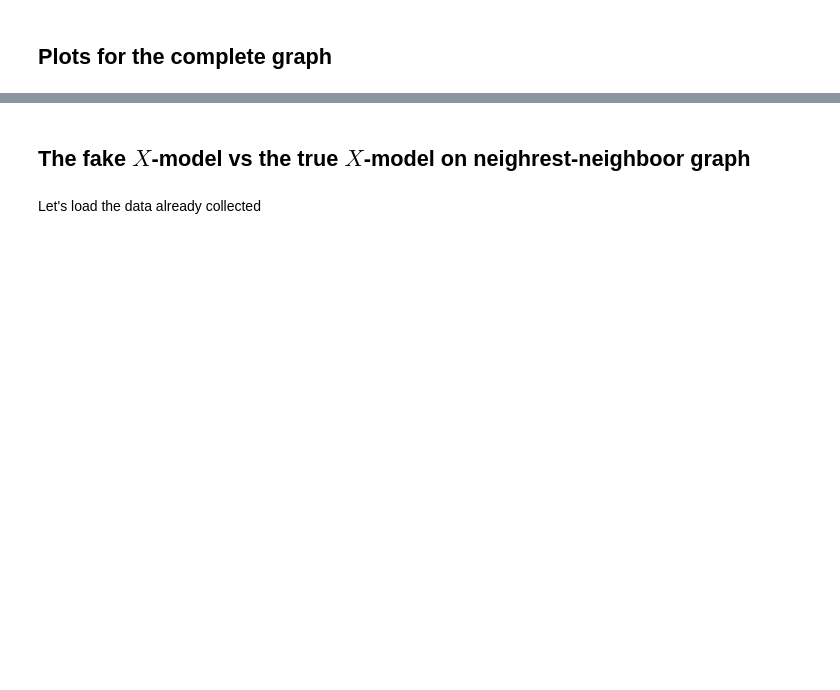
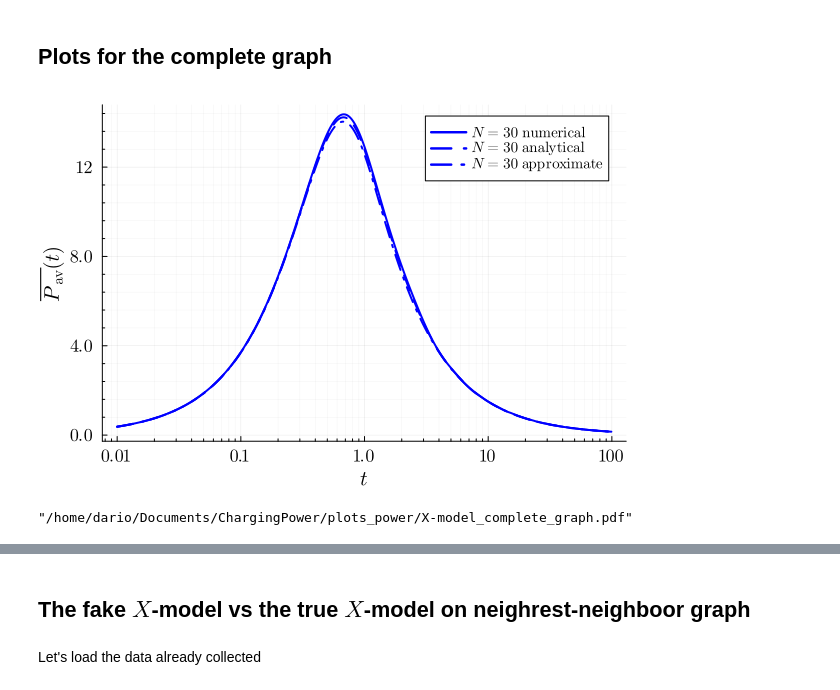
Before and after one commit to Dario-Rosa85/ChargingPower, a Jupyter notebook: notebook/charging_power.ipynb, the cells around one changed output, grey strips where cells are left out. Cells and saved outputs as stored; diff of their text form; code cells hidden in the pictures; blank space fills up the shorter version.

Commit message:
last data preparation for the arXiv version of the paper

```diff
--- a/notebook/charging_power.ipynb
+++ b/notebook/charging_power.ipynb
@@ -160,14 +168,14 @@ end;
 # %%
 using LaTeXStrings
 # %%
-points = open("/home/dario/Documents/ChargingPower/data_power/N28_X-model_19_samples_points.txt", "r") do io
+points = open("/home/dario/Documents/ChargingPower/data_power/N30_X-model_18_samples_points.txt", "r") do io
     readdlm(io, ',')
 end;
-average_power_list = open("/home/dario/Documents/ChargingPower/data_power/N28_X-model_19_samples_power.txt", "r") do io
+average_power_list = open("/home/dario/Documents/ChargingPower/data_power/N30_X-model_18_samples_power.txt", "r") do io
     readdlm(io, ',')
 end;
 
-n_majorana = 28
+n_majorana = 30
 e_0 = - n_majorana/2
 
 theoretical_points = Float64[]
@@ -188,7 +223,11 @@ end
 # %%
-graph = plot(points, [average_power_list, theoretical_power_points, theoretical_power_approx_points], xaxis=:log, linewidth=3, minorgrid=true, label = [L"N = 28 \ \mathrm{numerical}" L"N = 28 \ \mathrm{analytical}" L"N = 28 \ \mathrm{approximate}"], legendfontsize=13, xticks = ([0.01, 0.1, 1.0, 10, 100], ["0.01", "0.1", "1.0", "10", "100"]), yticks = ([0.0, 4.0, 8.0, 12], ["0.0", "4.0", "8.0", "12"]), xtickfont = font(12, ""), ytickfont = font(12, ""))
+plot(points, [average_power_list, theoretical_power_points, theoretical_power_approx_points], xaxis=:log, linewidth=2, minorgrid=true, label = [L"N = 30 \ \mathrm{numerical}" L"N = 30 \ \mathrm{analytical}" L"N = 30 \ \mathrm{approximate}"], legendfontsize=10, xticks = ([0.01, 0.1, 1.0, 10, 100], [L"0.01", L"0.1", L"1.0", L"10", L"100"]), yticks = ([0.0, 4.0, 8.0, 12], [L"0.0", L"4.0", L"8.0", L"12"]), tickfontsize = 12, xlabel=L"t", ylabel=L"\overline{P_{\mathrm{av}}}(t)", labelfontsize = 14, c=:blue, ls=[:solid :dash :dashdot])
+# %% [output]
+[figure, added]
 # %%
-savefig(graph, "/home/dario/Documents/ChargingPower/plots_power/X-model_complete_graph.pdf")
+savefig("/home/dario/Documents/ChargingPower/plots_power/X-model_complete_graph.pdf")
+# %% [output]
+"/home/dario/Documents/ChargingPower/plots_power/X-model_complete_graph.pdf"
 # %%
 points = open("/home/dario/Documents/ChargingPower/data_power/N16_Z-model_2110_samples_points.txt", "r") do io
     readdlm(io, ',')
```
Also changed, not shown: parts of 45 cells of this notebook.
